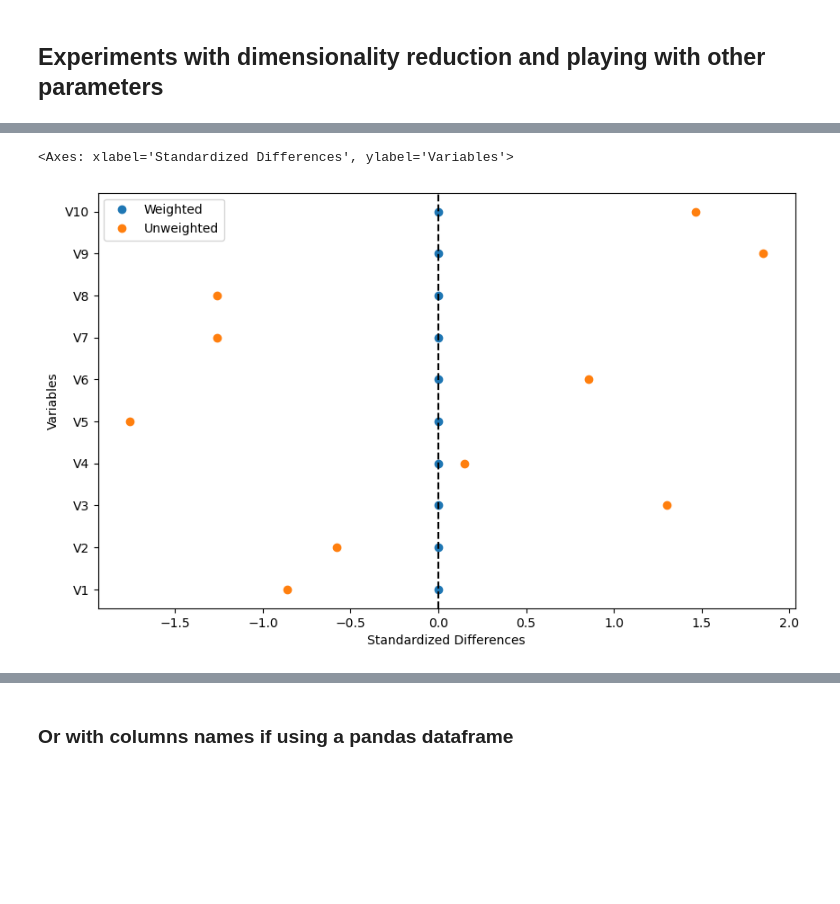
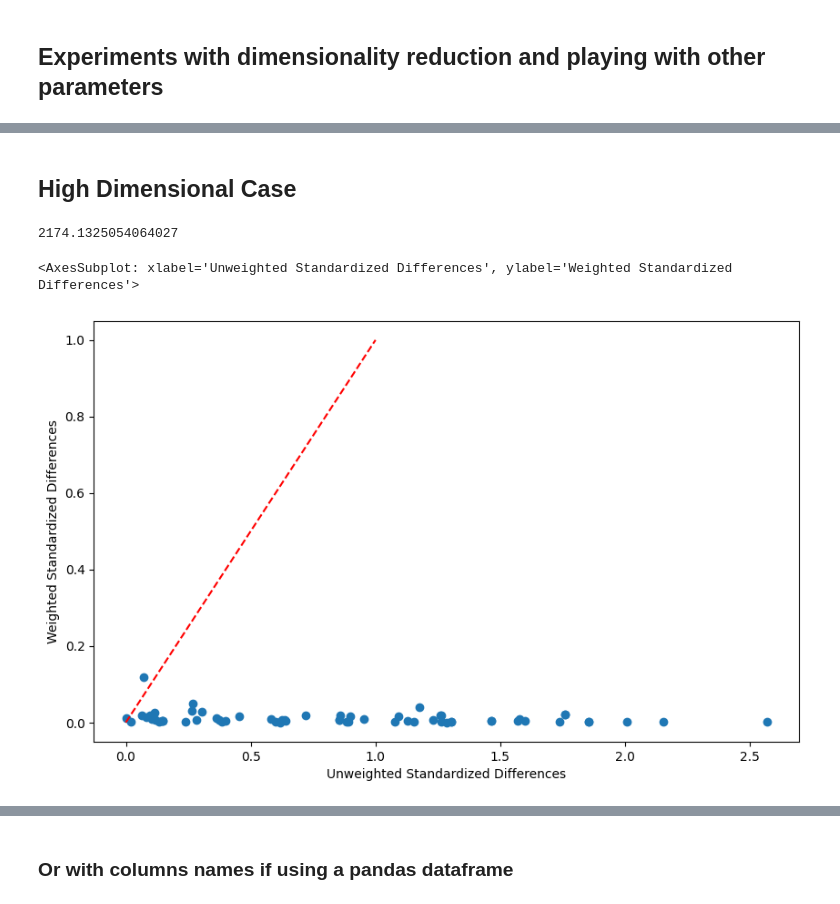
Before and after one commit to apoorvalal/cbpys, a Jupyter notebook: examples/example.ipynb, the cells around one changed output, grey strips where cells are left out. Drawn from its saved outputs; the diff is of its cells as text; code cells hidden in the pictures; blank space fills up the shorter version.

Commit message:
added third option to diagnose to plot a scatterplot of standardized vs unstandardized balance stats, and added an example with high dimensional data. Also added data dependencies.

```diff
--- a/examples/example.ipynb
+++ b/examples/example.ipynb
@@ -18,7 +15,7 @@ import matplotlib.pyplot as plt
 from sklearn.preprocessing import MinMaxScaler
 # %%
 # Read lalonde data
-df = pd.read_csv("../data/lalonde_psid.csv")
+df = pd.read_csv("data/lalonde_psid.csv")
 df.head()
 # %% [output]
 |  | age | education | black | hispanic | married | nodegree | re74 | re75 | re78 | u74 | u75 | ... |
@@ -55,5 +63,30 @@ weights = cbps.weights
+# %% [markdown]
+## High Dimensional Case
+# %%
+from sklearn.preprocessing import PolynomialFeatures
+w, y = df.treat.values, df.re78.values
+X = df.drop(columns=["treat", "re78"]).values
+X = MinMaxScaler().fit_transform(X)
+X = PolynomialFeatures(degree=2).fit_transform(X)
+# %%
+cbps = CBPS(
+    X=X,
+    W=w,
+    estimand="ATT",
+    intercept=True,
+    noi=False,
+    niter=10_000,
+    lr=1e-2,
+    reg=1e-5,
+    svd=None,
+)
+weights = cbps.weights
+# %%
+y[w == 1].mean() - np.average(y[w == 0], weights=cbps.weights.detach().numpy())
+# %% [output]
+2174.1325054064027
 # %%
-cbps.diagnose(method="smd")
+cbps.diagnose(method="asmd", scatter = True)
 # %% [output]
-<Axes: xlabel='Standardized Differences', ylabel='Variables'>
+<AxesSubplot: xlabel='Unweighted Standardized Differences', ylabel='Weighted Standardized Differences'>
-[figure, old version]
+[figure, new version]
```
Also changed, not shown: parts of 6 cells of this notebook, 5 other files.
